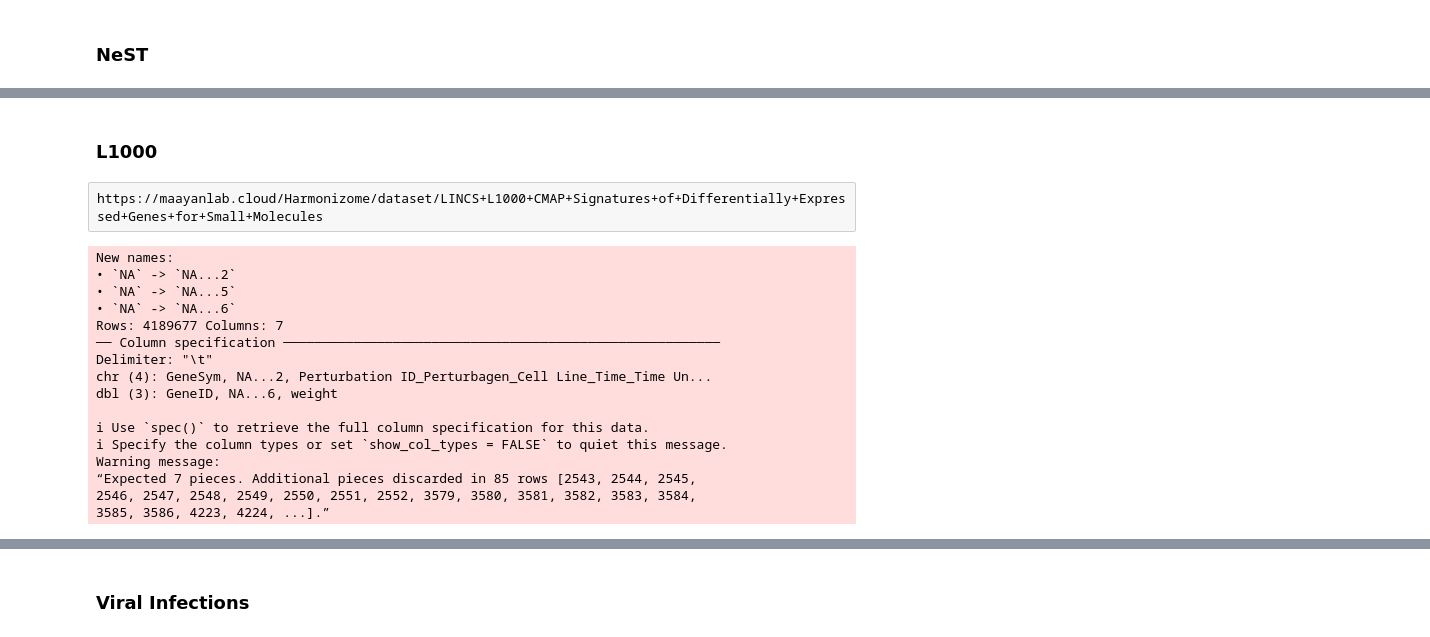
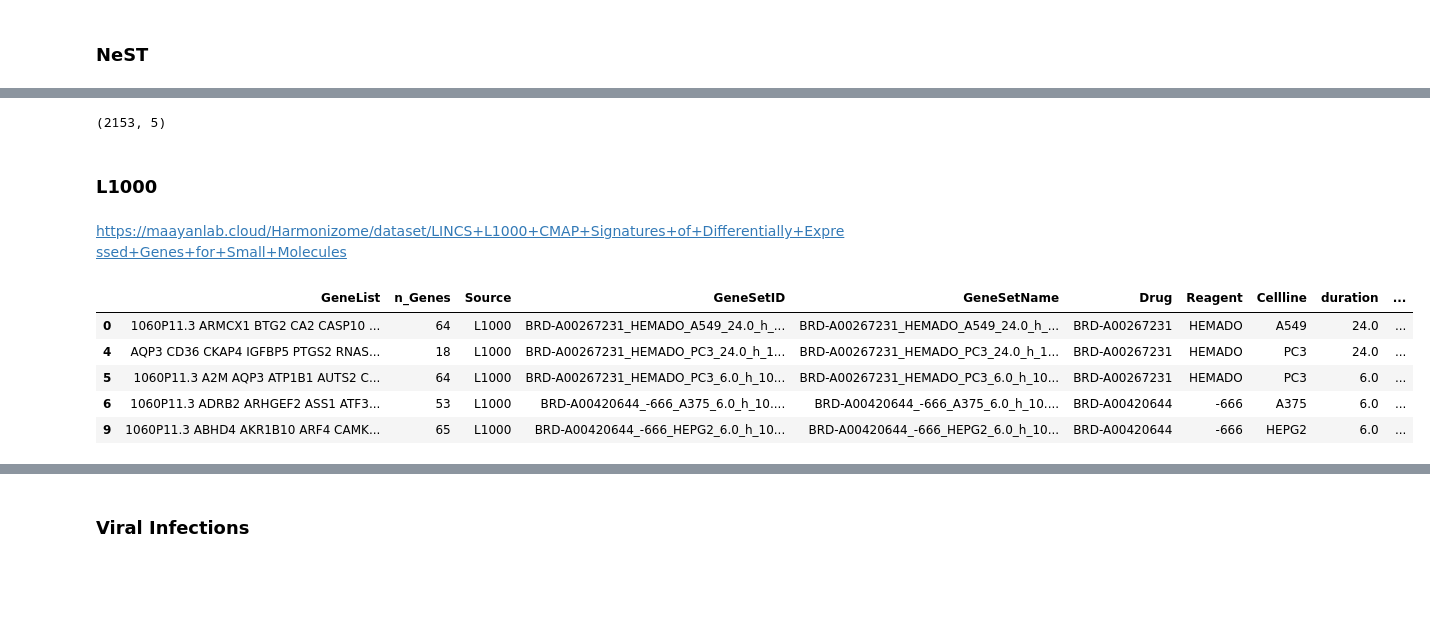
Before and after one commit to idekerlab/llm_evaluation_for_gene_set_interpretation, a Jupyter notebook: 0.[Omics_revamped]_ProcessOmicsData.ipynb, the cells around one changed output, grey strips where cells are left out. Cells and saved outputs as stored; diff of their text form; code cells hidden in the pictures; blank space fills up the shorter version.

```diff
--- a/0.[Omics_revamped]_ProcessOmicsData.ipynb
+++ b/0.[Omics_revamped]_ProcessOmicsData.ipynb
@@ -63,36 +86,47 @@ See <https://tidyselect.r-lib.org/reference/faq-external-vector.html>.”
+# %%
+NeST_DF.shape
+# %% [output]
+(2153, 5)
 # %% [markdown]
 ### L1000
-# %% [raw]
-https://maayanlab.cloud/Harmonizome/dataset/LINCS+L1000+CMAP+Signatures+of+Differentially+Expressed+Genes+for+Small+Molecules
+# %% [markdown]
+https://maayanlab.cloud/Harmonizome/dataset/LINCS+L1000+CMAP+Signatures+of+Differentially+Expressed+Genes+for+Small+Molecules
 # %%
-L1000_all_DF = read_delim("data/Omics_data/L1000__gene_attribute_edges.txt", delim = "\t", skip = 1) %>%
-group_by(`Perturbation ID_Perturbagen_Cell Line_Time_Time Unit_Dose_Dose Unit`) %>%
-summarize(GeneList = paste0(GeneSym, collapse = " ")) %>%
-rowwise() %>%
-mutate(n_Genes = length(str_split(string = GeneList, pattern = " ")[[1]]))  %>%
-subset(between(x = n_Genes, left = 3, right = 100)) %>%
-mutate(Source = "L1000",
-       GeneSetID = `Perturbation ID_Perturbagen_Cell Line_Time_Time Unit_Dose_Dose Unit`,
-       GeneSetName = `Perturbation ID_Perturbagen_Cell Line_Time_Time Unit_Dose_Dose Unit`) %>%
-select(-"Perturbation ID_Perturbagen_Cell Line_Time_Time Unit_Dose_Dose Unit") %>%
-separate(col =  "GeneSetName",
-         into = c("Drug", "Reagent", "Cellline", "duration", "duration_unit", "dosage", "dosage_unit"),
-         sep = "_",
-        remove = FALSE)
+import pandas as pd
+
+# Read the delimited file
+L1000_all_DF = pd.read_csv("data/Omics_data/L1000__gene_attribute_edges.txt", delimiter="\t", skiprows=1)
+
+# Group by the specified column and create a concatenated list of GeneSym values
+L1000_all_DF = L1000_all_DF.groupby('Perturbation ID_Perturbagen_Cell Line_Time_Time Unit_Dose_Dose Unit')['GeneSym'].apply(lambda x: ' '.join(x)).reset_index()
+
+# Rename the column to GeneList
+L1000_all_DF.rename(columns={'GeneSym': 'GeneList'}, inplace=True)
+
+# Calculate the number of genes
+L1000_all_DF['n_Genes'] = L1000_all_DF['GeneList'].apply(lambda x: len(x.split()))
+
+# Filter rows where n_Genes is between 3 and 100
+L1000_all_DF = L1000_all_DF[(L1000_all_DF['n_Genes'] >= 3) & (L1000_all_DF['n_Genes'] <= 100)]
+
+# Add Source, GeneSetID, and GeneSetName columns
+L1000_all_DF['Source'] = 'L1000'
+L1000_all_DF['GeneSetID'] = L1000_all_DF['Perturbation ID_Perturbagen_Cell Line_Time_Time Unit_Dose_Dose Unit']
+L1000_all_DF['GeneSetName'] = L1000_all_DF['Perturbation ID_Perturbagen_Cell Line_Time_Time Unit_Dose_Dose Unit']
+
+# Split the GeneSetName into separate columns
+split_columns = L1000_all_DF['GeneSetName'].str.split('_', expand=True)
+L1000_all_DF[['Drug', 'Reagent', 'Cellline', 'duration', 'duration_unit', 'dosage', 'dosage_unit']] = split_columns.iloc[:, :7]
+
+# Remove the original groupby column
+L1000_all_DF.drop(columns=['Perturbation ID_Perturbagen_Cell Line_Time_Time Unit_Dose_Dose Unit'], inplace=True)
+
+
+L1000_all_DF.head()
 # %% [output]
-New names:
-• `NA` -> `NA...2`
-• `NA` -> `NA...5`
-• `NA` -> `NA...6`
-Rows: 4189677 Columns: 7
-── Column specification ────────────────────────────────────────────────────────
-Delimiter: "\t"
-chr (4): GeneSym, NA...2, Perturbation ID_Perturbagen_Cell Line_Time_Time Un...
-dbl (3): GeneID, NA...6, weight
-
-ℹ Use `spec()` to retrieve the full column specification for this data.
-ℹ Specify the column types or set `show_col_types = FALSE` to quiet this message.
-Warning message:
-“Expected 7 pieces. Additional pieces discarded in 85 rows [2543, 2544, 2545,
-2546, 2547, 2548, 2549, 2550, 2551, 2552, 3579, 3580, 3581, 3582, 3583, 3584,
-3585, 3586, 4223, 4224, ...].”
+|  | GeneList | n_Genes | Source | GeneSetID | GeneSetName | Drug | Reagent | Cellline | duration | ... |
+| 0 | 1060P11.3 ARMCX1 BTG2 CA2 CASP10 ... | 64 | L1000 | BRD-A00267231_HEMADO_A549_24.0_h_... | BRD-A00267231_HEMADO_A549_24.0_h_... | BRD-A00267231 | HEMADO | A549 | 24.0 | ... |
+| 4 | AQP3 CD36 CKAP4 IGFBP5 PTGS2 RNAS... | 18 | L1000 | BRD-A00267231_HEMADO_PC3_24.0_h_1... | BRD-A00267231_HEMADO_PC3_24.0_h_1... | BRD-A00267231 | HEMADO | PC3 | 24.0 | ... |
+| 5 | 1060P11.3 A2M AQP3 ATP1B1 AUTS2 C... | 64 | L1000 | BRD-A00267231_HEMADO_PC3_6.0_h_10... | BRD-A00267231_HEMADO_PC3_6.0_h_10... | BRD-A00267231 | HEMADO | PC3 | 6.0 | ... |
+| 6 | 1060P11.3 ADRB2 ARHGEF2 ASS1 ATF3... | 53 | L1000 | BRD-A00420644_-666_A375_6.0_h_10.... | BRD-A00420644_-666_A375_6.0_h_10.... | BRD-A00420644 | -666 | A375 | 6.0 | ... |
+| 9 | 1060P11.3 ABHD4 AKR1B10 ARF4 CAMK... | 65 | L1000 | BRD-A00420644_-666_HEPG2_6.0_h_10... | BRD-A00420644_-666_HEPG2_6.0_h_10... | BRD-A00420644 | -666 | HEPG2 | 6.0 | ... |
```
Also changed, not shown: parts of 23 cells of this notebook, 3 other files.
